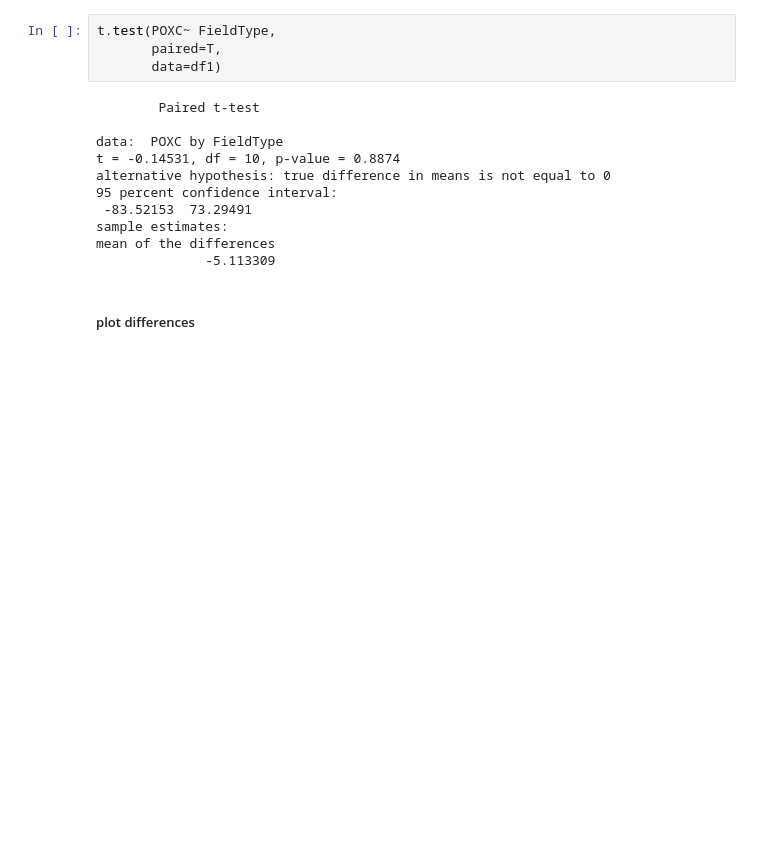
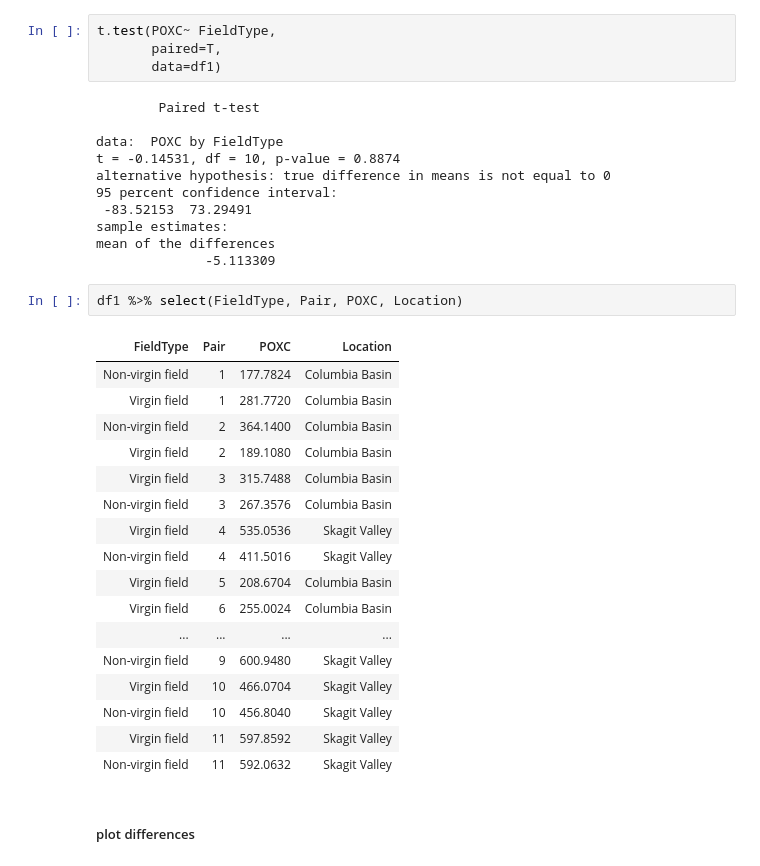
Before and after one commit to d-linnard/SoilFingerPrints, a Jupyter notebook: Script/VirgiinSoil2021.ipynb, the cells around one changed output. Cells and saved outputs as stored; diff of their text form; blank space fills up the shorter version.

```diff
--- a/Script/VirgiinSoil2021.ipynb
+++ b/Script/VirgiinSoil2021.ipynb
@@ -586,6 +571,26 @@ alternative hypothesis: true difference in means is not equal to 0
 sample estimates:
 mean of the differences
               -5.113309
+# %%
+df1 %>% select(FieldType, Pair, POXC, Location)
+# %% [output]
+| FieldType | Pair | POXC | Location |
+| Non-virgin field | 1 | 177.7824 | Columbia Basin |
+| Virgin field | 1 | 281.7720 | Columbia Basin |
+| Non-virgin field | 2 | 364.1400 | Columbia Basin |
+| Virgin field | 2 | 189.1080 | Columbia Basin |
+| Virgin field | 3 | 315.7488 | Columbia Basin |
+| Non-virgin field | 3 | 267.3576 | Columbia Basin |
+| Virgin field | 4 | 535.0536 | Skagit Valley |
+| Non-virgin field | 4 | 411.5016 | Skagit Valley |
+| Virgin field | 5 | 208.6704 | Columbia Basin |
+| Virgin field | 6 | 255.0024 | Columbia Basin |
+| ... | ... | ... | ... |
+| Non-virgin field | 9 | 600.9480 | Skagit Valley |
+| Virgin field | 10 | 466.0704 | Skagit Valley |
+| Non-virgin field | 10 | 456.8040 | Skagit Valley |
+| Virgin field | 11 | 597.8592 | Skagit Valley |
+| Non-virgin field | 11 | 592.0632 | Skagit Valley |
 # %% [markdown]
 ##### plot differences
 # %%
```
Also changed, not shown: parts of 6 cells of this notebook, 1 other file.
